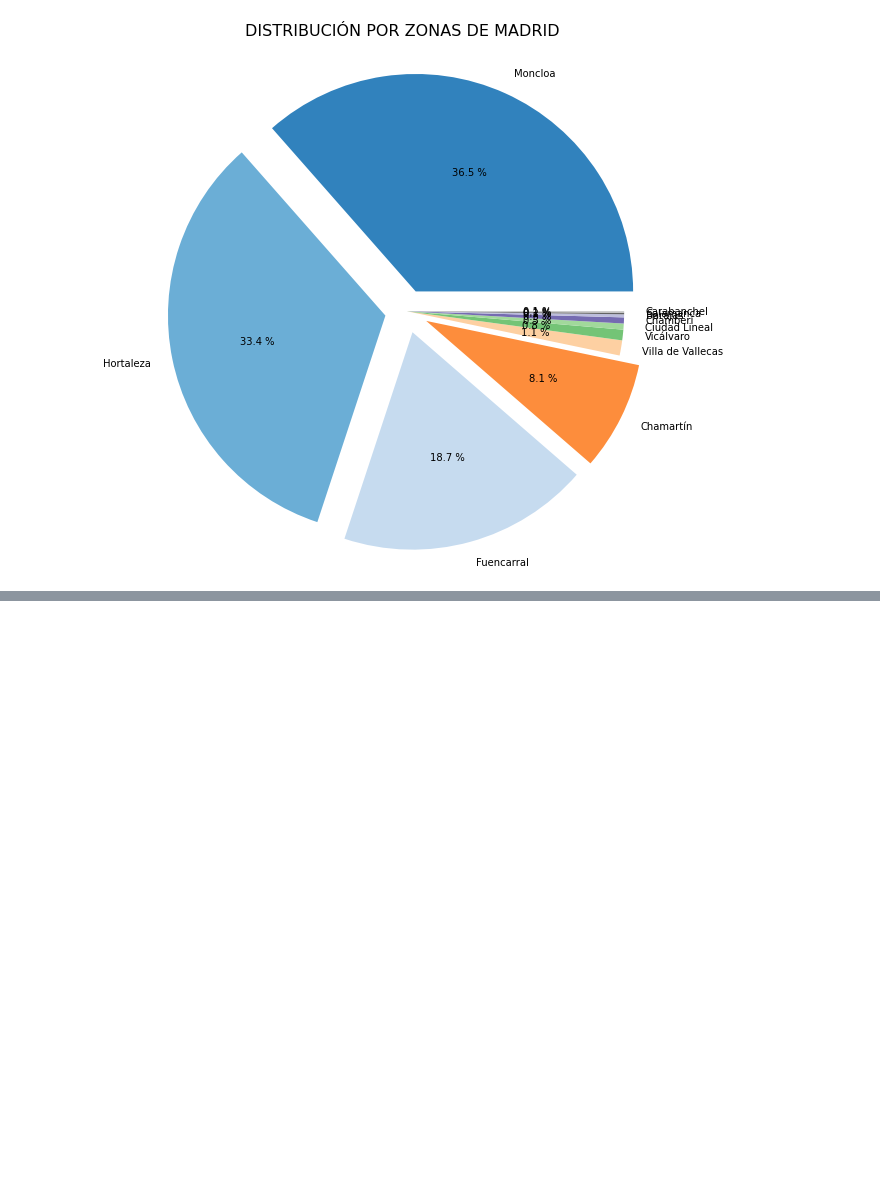
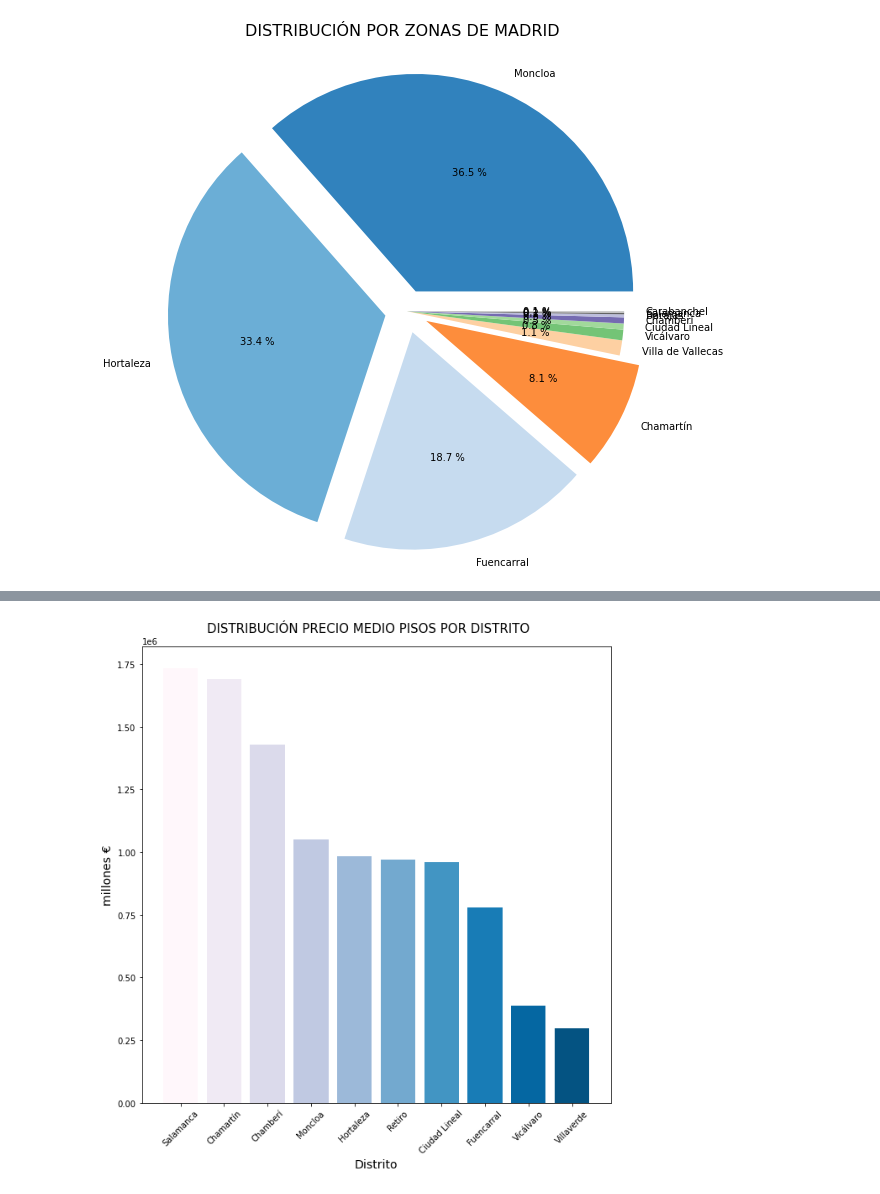
Before and after one commit to jmena23/Data-Analytics-Proyect, a Jupyter notebook: Storytelling.ipynb, the cells around one changed output, grey strips where cells are left out. Drawn from its saved outputs; the diff is of its cells as text; code cells hidden in the pictures; blank space fills up the shorter version.

```diff
--- a/Storytelling.ipynb
+++ b/Storytelling.ipynb
@@ -107,0 +175,3 @@ AttributeError: module 'matplotlib.pyplot' has no attribute 'set_xticklabels'
+# %%
+precio_medio_pisos = target2[(target2.distrito == 'Hortaleza') | (target2.distrito == 'Fuencarral') | (target2.distrito == 'Moncloa') | (target2.distrito == 'Chamartín') | (target2.distrito == 'Ciudad Lineal') | (target2.distrito == 'Chamberí') | (target2.distrito == 'Retiro') | (target2.distrito == 'Villaverde') | (target2.distrito == 'Salamanca') | (target2.distrito == 'Vicálvaro')].groupby("distrito")["precio_venta"].mean().sort_values(ascending = False).astype('int64')
+precio_medio_pisos
@@ -107,0 +191,13 @@ AttributeError: module 'matplotlib.pyplot' has no attribute 'set_xticklabels'
+# %%
+fig, ax = plt.subplots(figsize = (10,10))
+x = ['Salamanca', 'Chamartín', 'Chamberí', 'Moncloa', 'Hortaleza', 'Retiro', 'Ciudad Lineal', 'Fuencarral', 'Vicálvaro', 'Villaverde']
+theme1 = plt.get_cmap('PuBu')
+plt.bar(x, precio_medio_pisos, color = [theme1(1. * i / len(x)) for i in range(len(x))])
+ax.set_xticks(x)
+ax.set_xticklabels(x, rotation = 45)
+plt.xlabel("Distrito", fontsize = 14)
+plt.ylabel("millones €", fontsize = 14)
+plt.suptitle("DISTRIBUCIÓN PRECIO MEDIO PISOS POR DISTRITO", y = 0.92, fontsize = 15)
+plt.show()
+# %% [output]
+[figure, added]
```
Also changed, not shown: parts of 24 cells of this notebook, 1 other file.
